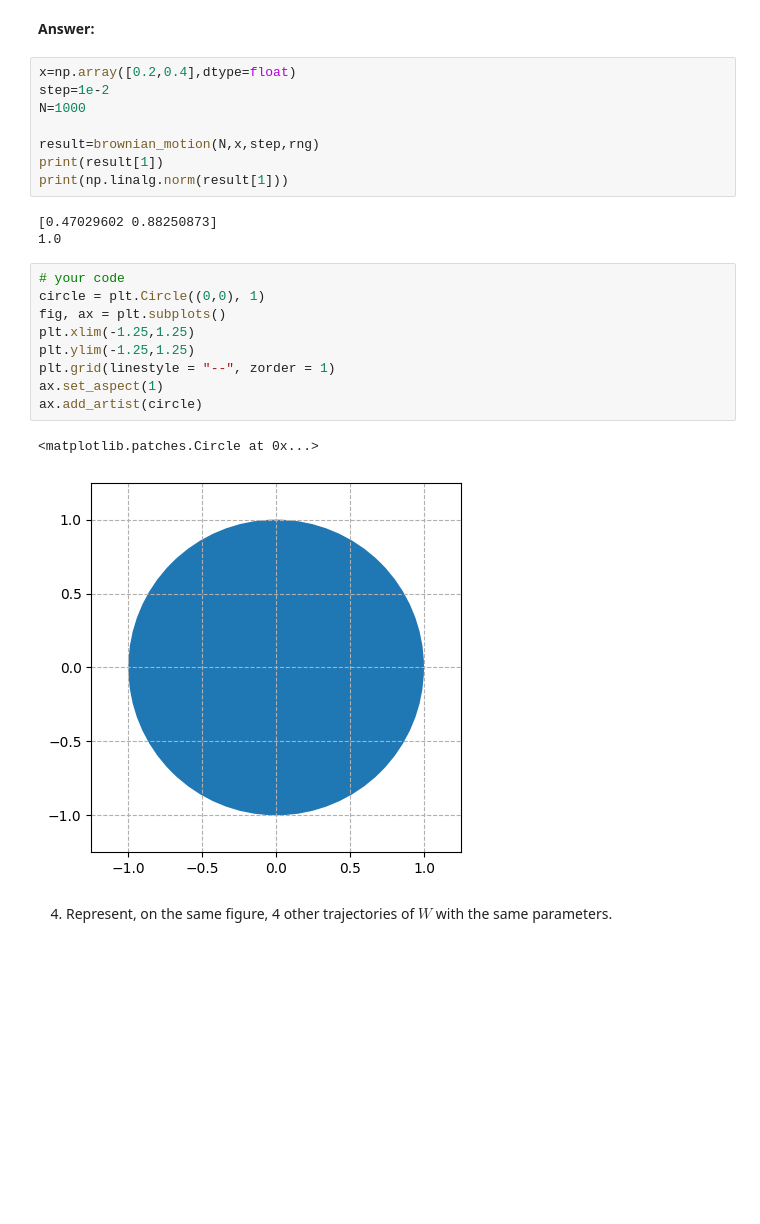
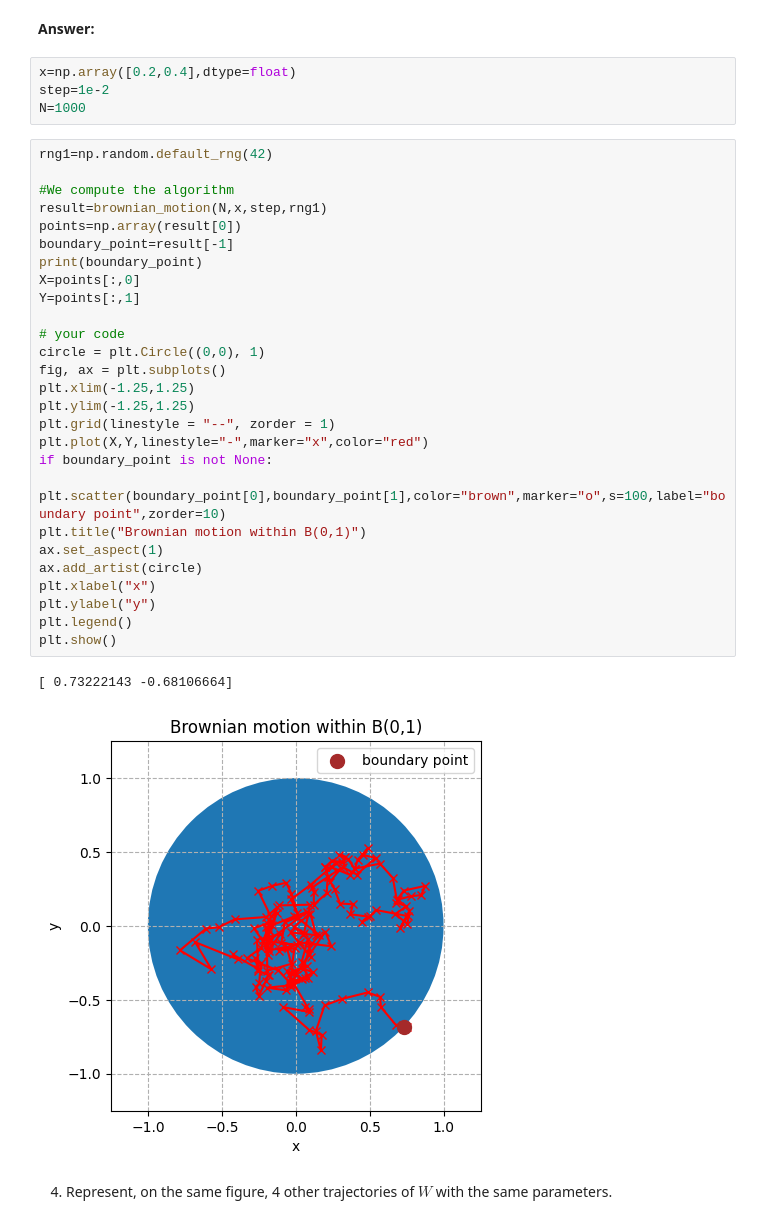
Before and after one commit to marcaIL/python_sdia, a Jupyter notebook: Labs/Lab3/lab3.ipynb, the cells around one changed output. Saved outputs shown, nothing was run; the diff lists cells and outputs as text; blank space fills up the shorter version.

```diff
--- a/Labs/Lab3/lab3.ipynb
+++ b/Labs/Lab3/lab3.ipynb
@@ -126,25 +127,36 @@ def simple_check(A,B,norm_A,norm_B):
 x=np.array([0.2,0.4],dtype=float)
 step=1e-2
 N=1000
-
-result=brownian_motion(N,x,step,rng)
-print(result[1])
-print(np.linalg.norm(result[1]))
-# %% [output]
-[0.47029602 0.88250873]
-1.0
 # %%
+rng1=np.random.default_rng(42)
+
+#We compute the algorithm
+result=brownian_motion(N,x,step,rng1)
+points=np.array(result[0])
+boundary_point=result[-1]
+print(boundary_point)
+X=points[:,0]
+Y=points[:,1]
+
 # your code
 circle = plt.Circle((0,0), 1)
 fig, ax = plt.subplots()
 plt.xlim(-1.25,1.25)
 plt.ylim(-1.25,1.25)
 plt.grid(linestyle = "--", zorder = 1)
+plt.plot(X,Y,linestyle="-",marker="x",color="red")
+if boundary_point is not None:
+    plt.scatter(boundary_point[0],boundary_point[1],color="brown",marker="o",s=100,label="boundary point",zorder=10)
+plt.title("Brownian motion within B(0,1)")
 ax.set_aspect(1)
 ax.add_artist(circle)
+plt.xlabel("x")
+plt.ylabel("y")
+plt.legend()
+plt.show()
 # %% [output]
-<matplotlib.patches.Circle at 0x...>
+[ 0.73222143 -0.68106664]
-[figure, old version]
+[figure, new version]
 # %% [markdown]
 4. Represent, on the same figure, 4 other trajectories of $W$ with the same parameters.
 # %% [markdown]
```
Also changed, not shown: parts of 4 cells of this notebook.
